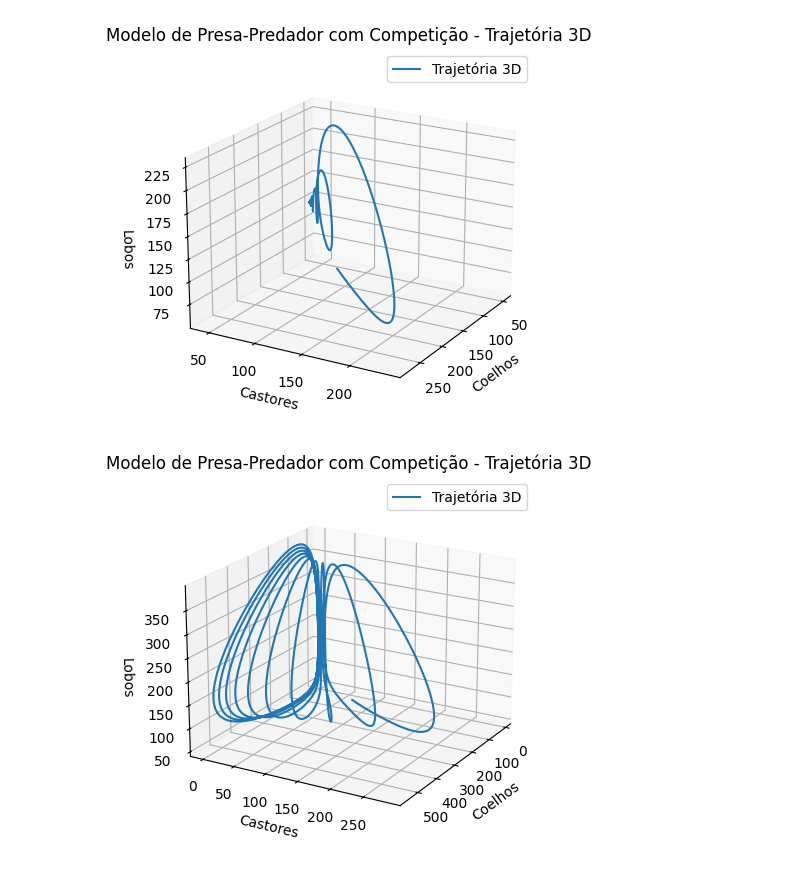
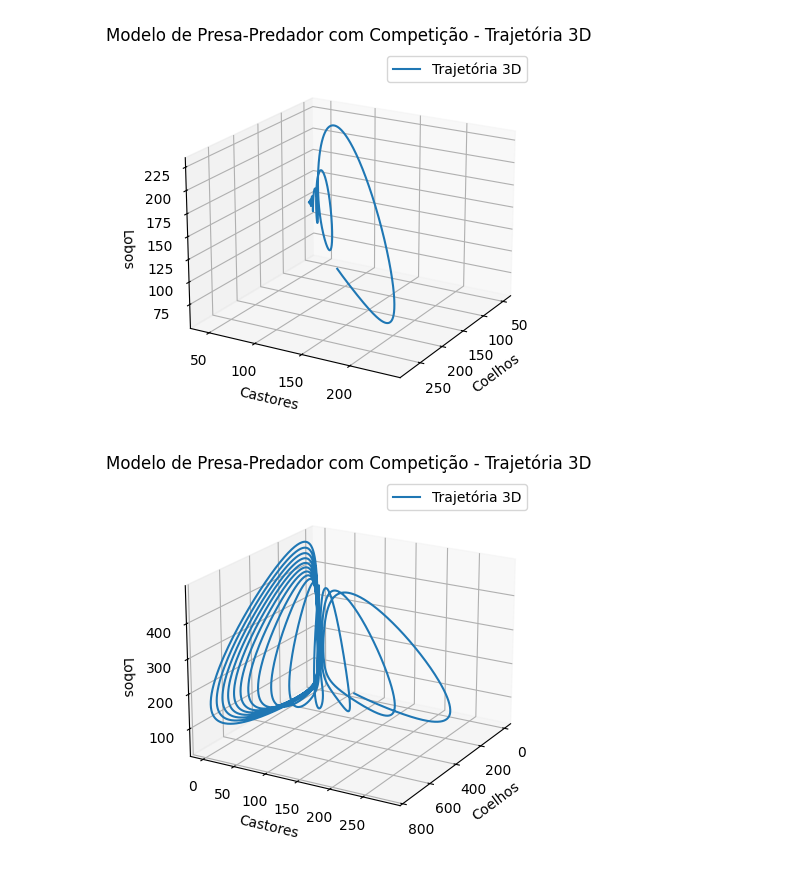
Before and after one commit to mavff/Lotka_Volterra_3_Species, a Jupyter notebook: 3d_graph.ipynb, the cells around one changed output. Cells and saved outputs as stored; diff of their text form; code cells hidden in the pictures.

```diff
--- a/3d_graph.ipynb
+++ b/3d_graph.ipynb
@@ -65,6 +65,7 @@ from mpl_toolkits.mplot3d import Axes3D
 
 # Parâmetros do modelo
 A, B, C, M, N, D, K, G, T = [1.3, 0.008, 0.0001, 1.1, 0.007, 0.003, 0.0015, 0.2, 0.2]
+#[1.5, 0.008, 0.0001, 1.5, 0.008, 0.0015, 0.0015, 0.2, 0.2]
 # Funções que definem as equações diferenciais do modelo
 def f1(L, Clh, Cst):  # para a presa Coelho e Competidor do Castor dClh/dt
     return (A * Clh) - (B * Clh * L)  - (C * Clh * Cst)
@@ -79,38 +80,38 @@ def f3(L, Clh, Cst):  # para a Lobo dL/dt
 L0 = 53
 Clh0 = 67
 Cst0 = 75
-T_total = 100
+T_total = 150
 n_steps = 10000
 
 # Inicialização dos arrays para armazenar os resultados
 L = np.zeros(n_steps + 1)
 Clh = np.zeros(n_steps + 1)
 Cst = np.zeros(n_steps + 1)
 L[0], Clh[0], Cst[0] = L0, Clh0, Cst0
 
 # Simulação usando método de Euler
 dt = T_total / n_steps
 for k in range(n_steps):
     L[k+1] = max(0, L[k] + dt * f3(L[k], Clh[k], Cst[k]))
     Clh[k+1] = max(0, Clh[k] + dt * f1(L[k], Clh[k], Cst[k]))
     Cst[k+1] = max(0, Cst[k] + dt * f2(L[k], Clh[k], Cst[k]))
 
 # Preparando dados para o gráfico 3D
 tempo = np.linspace(0, T_total, n_steps + 1)
 coelho = Clh
 castor = Cst
 lobo = L
 
 # Plotando o gráfico 3D
 fig = plt.figure()
 ax = fig.add_subplot(111, projection='3d')
 ax.plot(coelho, castor, lobo, label='Trajetória 3D')
 ax.set_xlabel('Coelhos')
 ax.set_ylabel('Castores')
 ax.set_zlabel('Lobos')
 ax.set_title('Modelo de Presa-Predador com Competição - Trajetória 3D')
 ax.legend()
 ax.view_init(elev=20, azim=30)
 plt.show()
 # %% [output]
-[figure, old version]
+[figure, new version]
```
